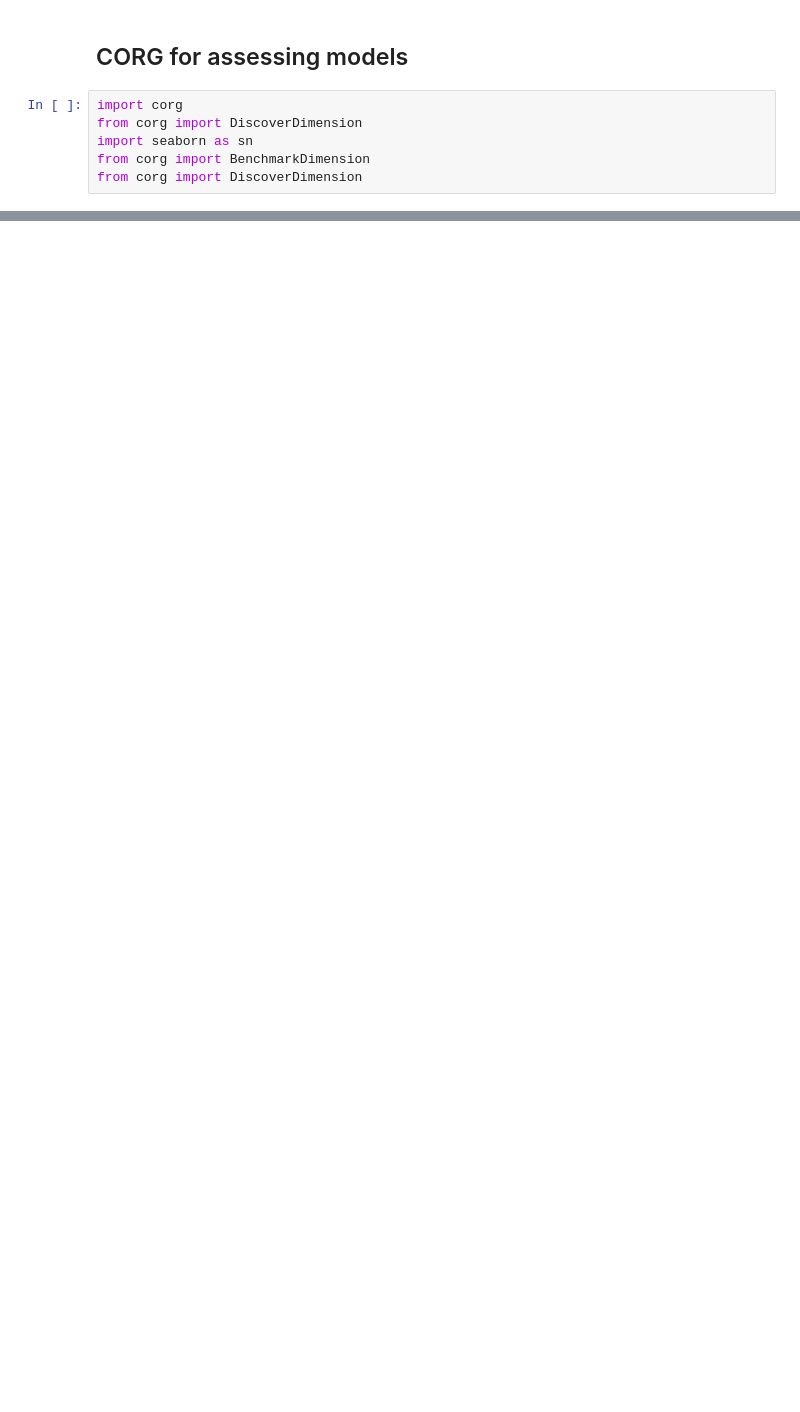
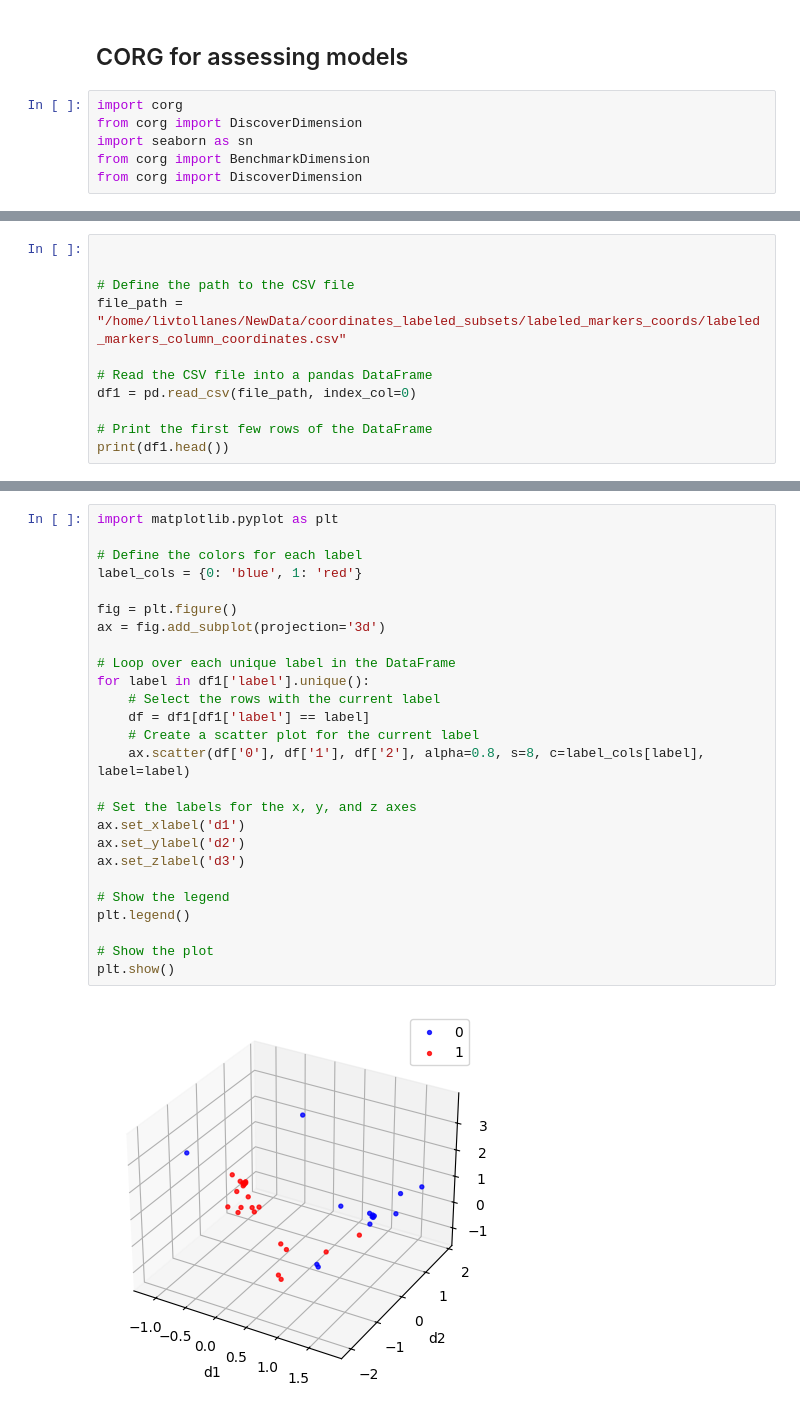
Before and after one commit to livtol99/Liv-Stage---FOCOS-Hand-Over, a Jupyter notebook: Code/Brand Validation/marker_inclusion.ipynb, the cells around one changed output, grey strips where cells are left out. Saved outputs shown, nothing was run; the diff lists cells and outputs as text; blank space fills up the shorter version.

```diff
--- a/Code/Brand Validation/marker_inclusion.ipynb
+++ b/Code/Brand Validation/marker_inclusion.ipynb
@@ -164,0 +218,11 @@ from corg import DiscoverDimension
+# %%
+
+
+# Define the path to the CSV file
+file_path = "/home/livtollanes/NewData/coordinates_labeled_subsets/labeled_markers_coords/labeled_markers_column_coordinates.csv"
+
+# Read the CSV file into a pandas DataFrame
+df1 = pd.read_csv(file_path, index_col=0)
+
+# Print the first few rows of the DataFrame
+print(df1.head())
@@ -164,0 +243,28 @@ from corg import DiscoverDimension
+# %%
+import matplotlib.pyplot as plt
+
+# Define the colors for each label
+label_cols = {0: 'blue', 1: 'red'}
+
+fig = plt.figure()
+ax = fig.add_subplot(projection='3d')
+
+# Loop over each unique label in the DataFrame
+for label in df1['label'].unique():
+    # Select the rows with the current label
+    df = df1[df1['label'] == label]
+    # Create a scatter plot for the current label
+    ax.scatter(df['0'], df['1'], df['2'], alpha=0.8, s=8, c=label_cols[label], label=label)
+
+# Set the labels for the x, y, and z axes
+ax.set_xlabel('d1')
+ax.set_ylabel('d2')
+ax.set_zlabel('d3')
+
+# Show the legend
+plt.legend()
+
+# Show the plot
+plt.show()
+# %% [output]
+[figure, added]
```
Also changed, not shown: parts of 36 cells of this notebook, 3 other files.
